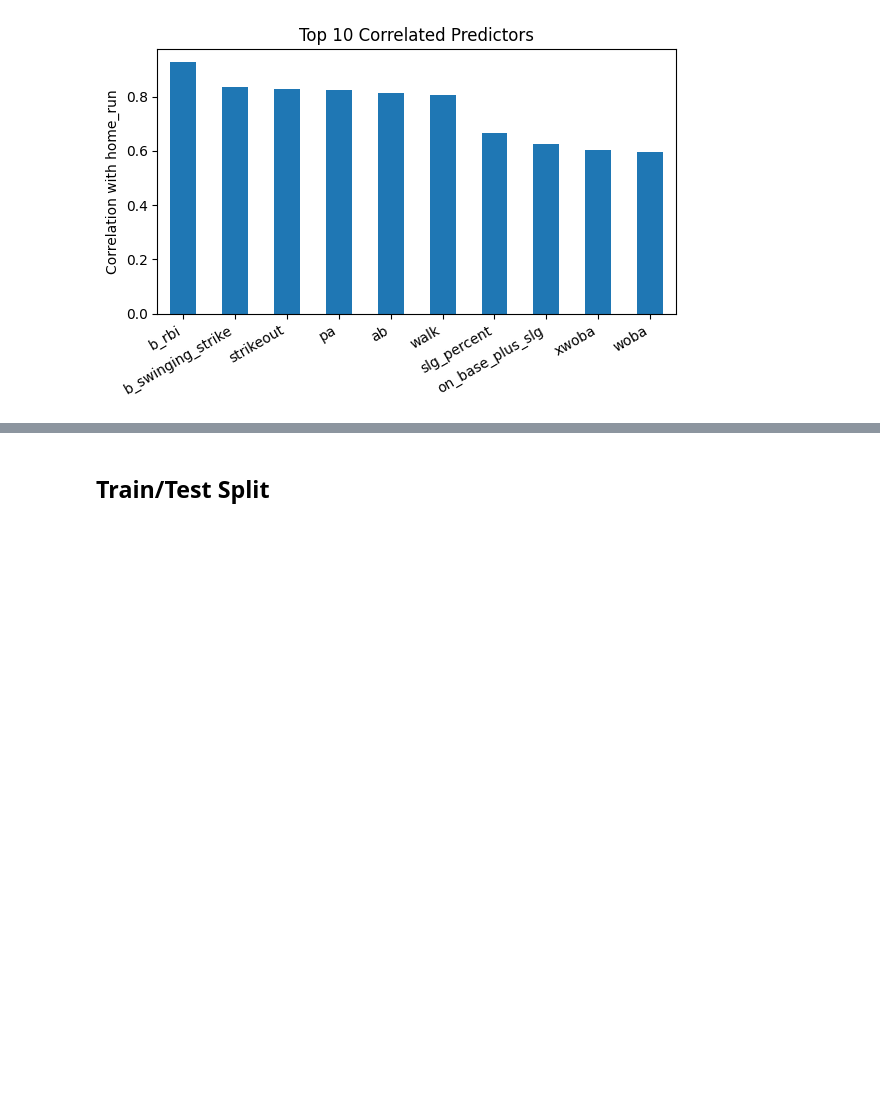
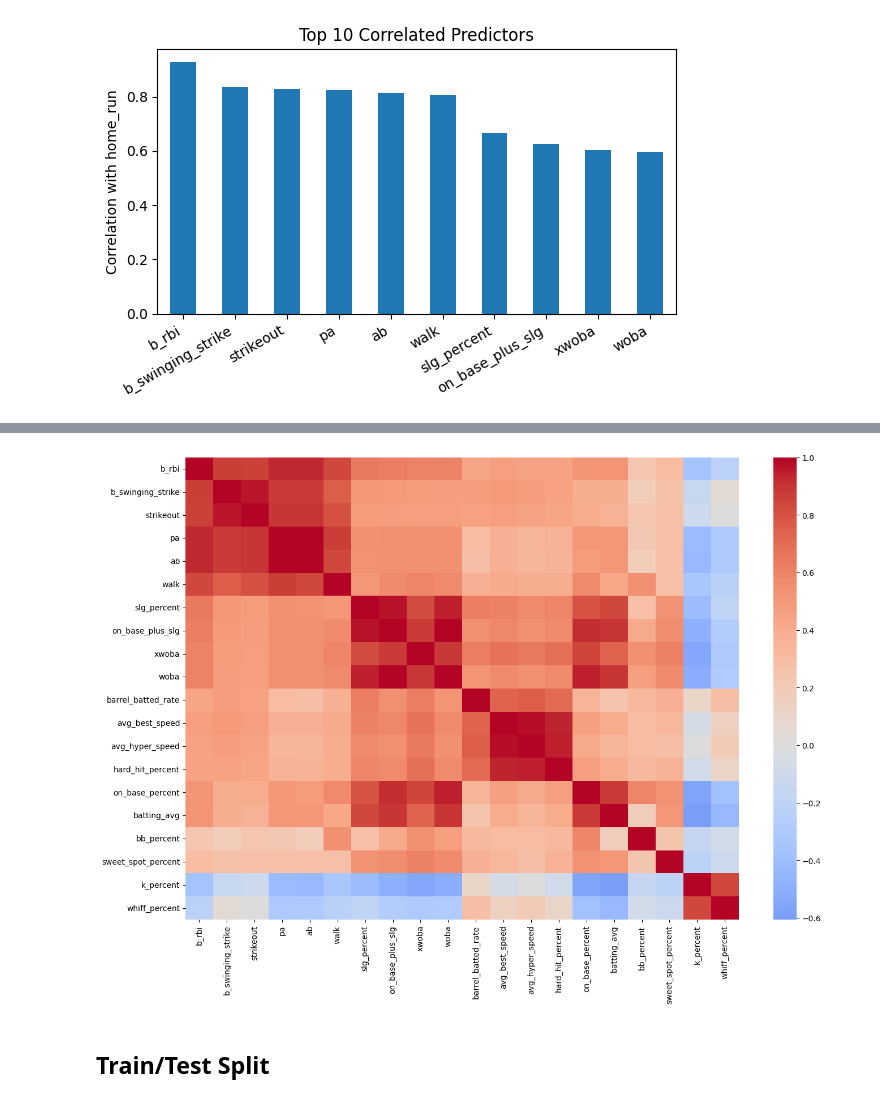
Before and after one commit to etflores1/COGS-109-Project, a Jupyter notebook: decision_tree_variants.ipynb, the cells around one changed output, grey strips where cells are left out. Cells and saved outputs as stored; diff of their text form; code cells hidden in the pictures; blank space fills up the shorter version.

```diff
--- a/decision_tree_variants.ipynb
+++ b/decision_tree_variants.ipynb
@@ -70,3 +120,14 @@ plt.show()
+# %%
+target = "home_run"
+corr = df[numeric_cols].corr()
+top20 = corr[target].abs().sort_values(ascending=False).index[1:21]
+corr_top20 = corr.loc[top20, top20]
+plt.figure(figsize=(14, 10))
+sns.heatmap(corr_top20, annot=False, cmap="coolwarm", center=0)
+plt.tight_layout()
+plt.show()
+# %% [output]
+[figure, added]
 # %% [markdown]
 ## **Train/Test Split**
 # %%
```
Also changed, not shown: parts of 20 cells of this notebook.
